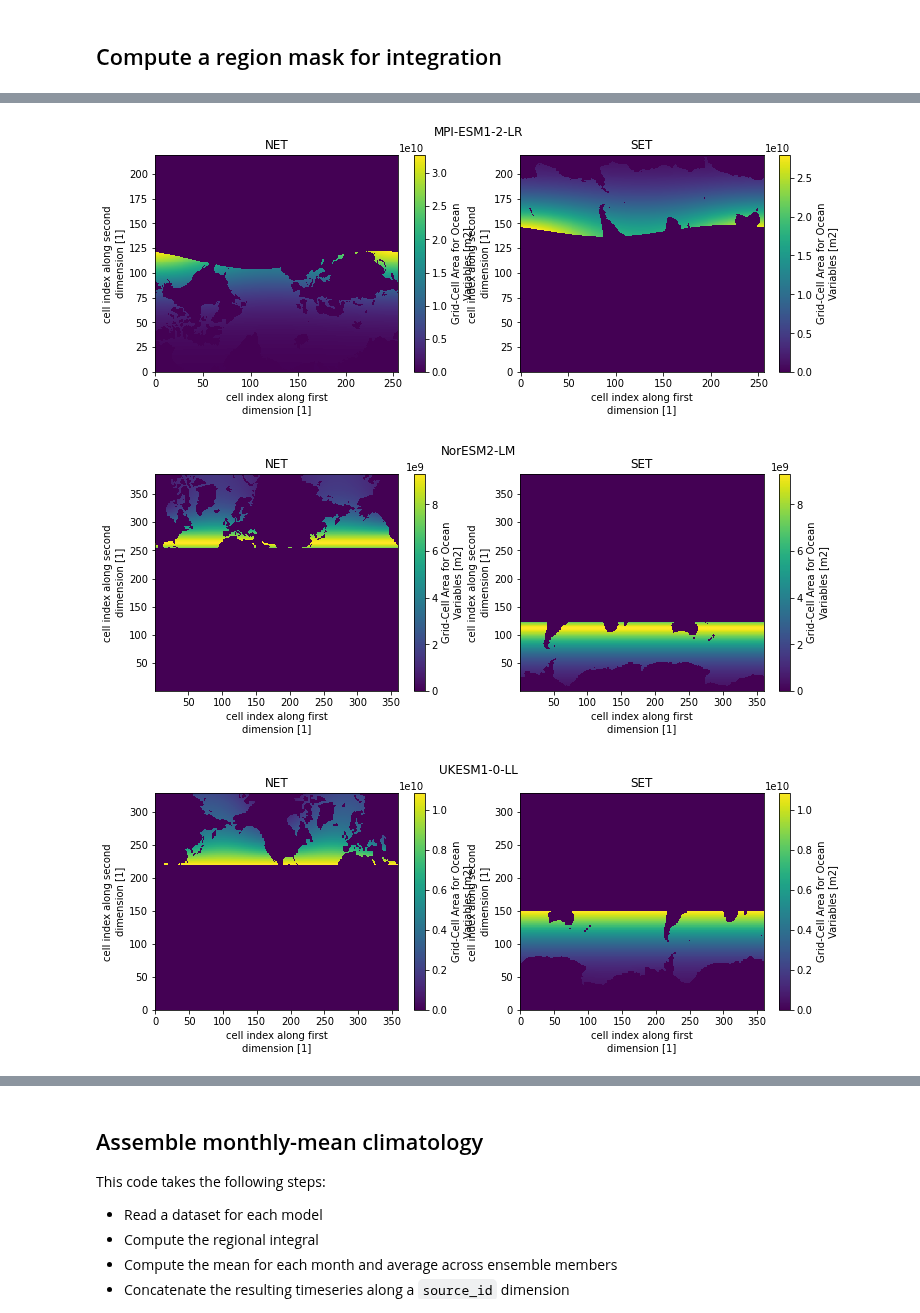
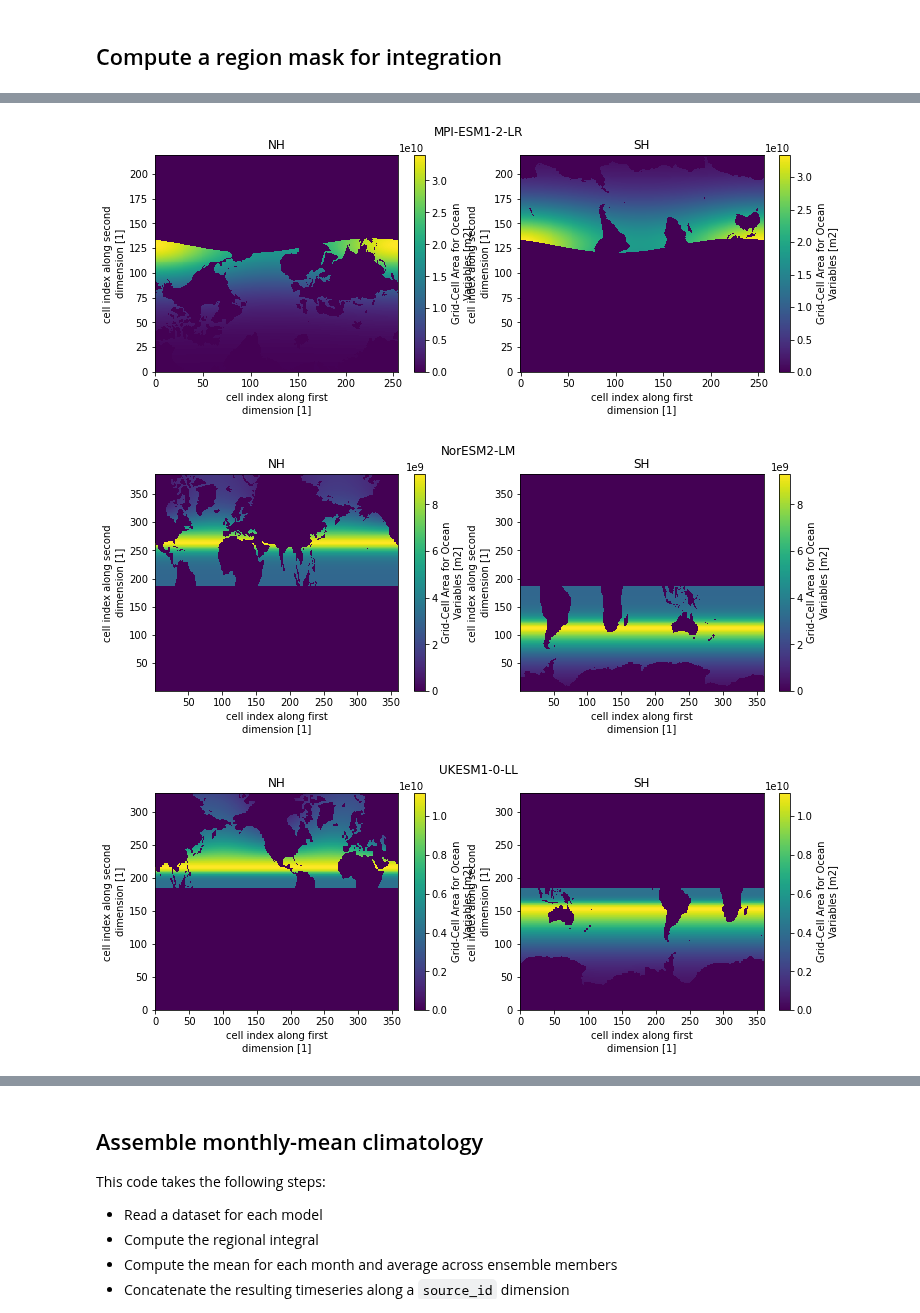
Before and after one commit to matt-long/sno-analysis, a Jupyter notebook: notebooks/cmip6-sno-compute.ipynb, the cells around one changed output, grey strips where cells are left out. Saved outputs shown, nothing was run; the diff lists cells and outputs as text; code cells hidden in the pictures.

```diff
--- a/notebooks/cmip6-sno-compute.ipynb
+++ b/notebooks/cmip6-sno-compute.ipynb
@@ -149,8 +149,8 @@ NorCPM1: missing "areacello"
 # %% [markdown]
 ## Compute a region mask for integration
 # %%
-rmask_definition = 'SET_NET'
-# rmask_definition = 'SH_NH' ### grid-cell area is maxing at 20 degrees in each hemisphere
+#rmask_definition = 'SET_NET'
+rmask_definition = 'SH_NH' ### grid-cell area is maxing at 20 degrees in each hemisphere
 
 rmask_dict = {}
 for model in models:
@@ -170,3 +170,3 @@ for model in models:
-[figure, old version]
+[figure, new version]
-[figure, old version]
+[figure, new version]
-[figure, old version]
+[figure, new version]
```
Also changed, not shown: parts of 2 cells of this notebook, 1 other file.
